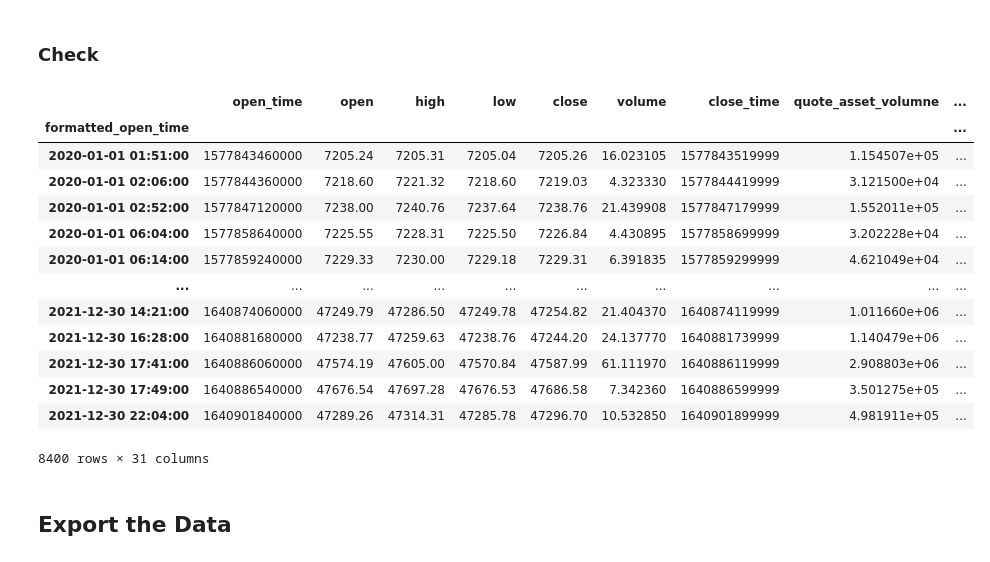
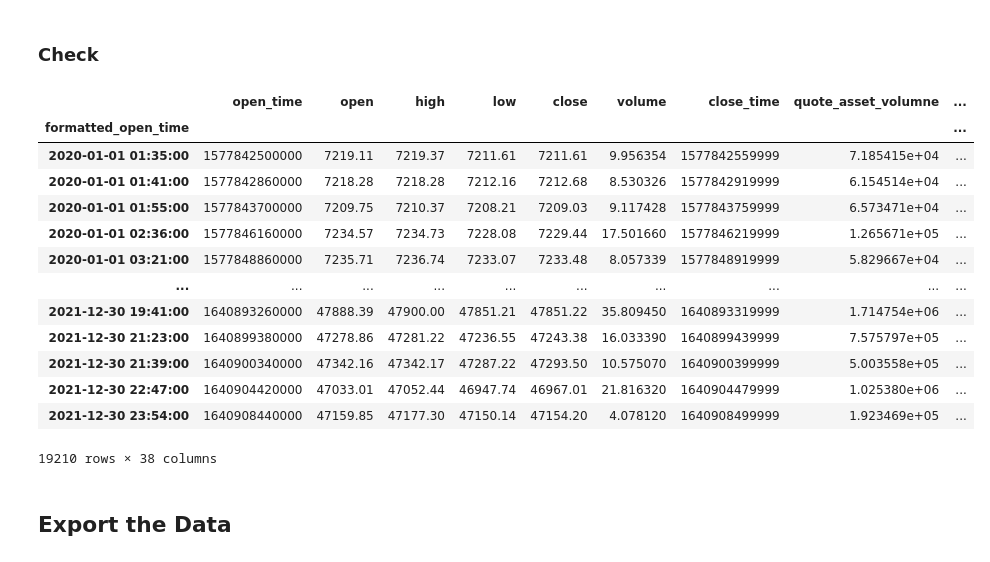
Before and after one commit to lcjr86/msc_uol_ai_dissertation, a Jupyter notebook: notebooks/transform_candlestick_patterns_just_before.ipynb, the cells around one changed output. Cells and saved outputs as stored; diff of their text form; code cells hidden in the pictures.

```diff
--- a/notebooks/transform_candlestick_patterns_just_before.ipynb
+++ b/notebooks/transform_candlestick_patterns_just_before.ipynb
@@ -221,5 +249,15 @@ for date in list_dates_eveningstar:
     else:
         list_new_sign_eveningstar.append(0)
+# %%
+list_validate_dates_bearishengulfing = []
+list_new_sign_bearishengulfing = []
+for date in list_dates_bearishengulfing:
+    s = u.check_trend(df, date, window_size, slope_size)
+    if ((s==1)):
+        list_validate_dates_bearishengulfing.append(date)
+        list_new_sign_bearishengulfing.append(-1)
+    else:
+        list_new_sign_bearishengulfing.append(0)
 # %% [markdown]
 #### Get the amount of candlesticks patterns (after check)
 # %%
@@ -285,11 +336,11 @@ mpf.plot(df_temp, type='candle', figsize=(10,4))
 # list_of_list_valid_dates = [list_validate_dates_invertedhammer, list_validate_dates_hammer, list_validate_dates_piercing, list_validate_dates_morningstar, list_validate_dates_shootingstar, list_validate_dates_hangingman, list_validate_dates_darkcloudcover, list_validate_dates_eveningstar]
 # list_of_list_new_sign = [list_new_sign_invertedhammer, list_new_sign_hammer, list_new_sign_piercing, list_new_sign_morningstar, list_new_sign_shootingstar, list_new_sign_hangingman, list_new_sign_darkcloudcover, list_new_sign_eveningstar]
 
-list_new_column_name_pos = ['CDLINVERTEDHAMMER_NEW', 'CDLHAMMER_NEW', 'CDLPIERCING_NEW', 'CDLMORNINGSTAR_NEW']
-list_new_column_name_neg = ['CDLSHOOTINGSTAR_NEW', 'CDLHANGINGMAN_NEW', 'CDLDARKCLOUDCOVER_NEW', 'CDLEVENINGSTAR_NEW']
+list_new_column_name_pos = ['CDLINVERTEDHAMMER_NEW', 'CDLHAMMER_NEW', 'CDLPIERCING_NEW', 'CDLMORNINGSTAR_NEW', 'CDLENGULFINGBULLISH_NEW']
+list_new_column_name_neg = ['CDLSHOOTINGSTAR_NEW', 'CDLHANGINGMAN_NEW', 'CDLDARKCLOUDCOVER_NEW', 'CDLEVENINGSTAR_NEW', 'CDLENGULFINGBEARISH_NEW']
 
-list_of_list_valid_dates_pos = [list_validate_dates_invertedhammer, list_validate_dates_hammer, list_validate_dates_piercing, list_validate_dates_morningstar]
-list_of_list_valid_dates_neg = [list_validate_dates_shootingstar, list_validate_dates_hangingman, list_validate_dates_darkcloudcover, list_validate_dates_eveningstar]
+list_of_list_valid_dates_pos = [list_validate_dates_invertedhammer, list_validate_dates_hammer, list_validate_dates_piercing, list_validate_dates_morningstar, list_validate_dates_bullishengulfing]
+list_of_list_valid_dates_neg = [list_validate_dates_shootingstar, list_validate_dates_hangingman, list_validate_dates_darkcloudcover, list_validate_dates_eveningstar, list_validate_dates_bearishengulfing]
 # %%
 df.shape
 # %% [output]
@@ -297,8 +348,8 @@ df.shape
 # %%
-for i in range(0, len(list_new_column_name_pos)-1):
+for i in range(0, len(list_new_column_name_pos)):
     df[list_new_column_name_pos[i]] = np.where(df['formatted_open_time'].isin(list_of_list_valid_dates_pos[i]), 1, 0)
 # %%
-for i in range(0, len(list_new_column_name_neg)-1):
+for i in range(0, len(list_new_column_name_neg)):
     df[list_new_column_name_neg[i]] = np.where(df['formatted_open_time'].isin(list_of_list_valid_dates_neg[i]), -1, 0)
 # %%
 df.head()
@@ -314,22 +365,22 @@ df.head()
 # %% [markdown]
 ### Check
 # %%
-df[df['CDLSHOOTINGSTAR'] == -100]
+df[df['CDLENGULFINGBEARISH_NEW'] == -1]
 # %% [output]
 |  | open_time | open | high | low | close | volume | close_time | quote_asset_volumne | ... |
 | formatted_open_time |  |  |  |  |  |  |  |  | ... |
-| 2020-01-01 01:51:00 | 1577843460000 | 7205.24 | 7205.31 | 7205.04 | 7205.26 | 16.023105 | 1577843519999 | 1.154507e+05 | ... |
-| 2020-01-01 02:06:00 | 1577844360000 | 7218.60 | 7221.32 | 7218.60 | 7219.03 | 4.323330 | 1577844419999 | 3.121500e+04 | ... |
-| 2020-01-01 02:52:00 | 1577847120000 | 7238.00 | 7240.76 | 7237.64 | 7238.76 | 21.439908 | 1577847179999 | 1.552011e+05 | ... |
-| 2020-01-01 06:04:00 | 1577858640000 | 7225.55 | 7228.31 | 7225.50 | 7226.84 | 4.430895 | 1577858699999 | 3.202228e+04 | ... |
-| 2020-01-01 06:14:00 | 1577859240000 | 7229.33 | 7230.00 | 7229.18 | 7229.31 | 6.391835 | 1577859299999 | 4.621049e+04 | ... |
+| 2020-01-01 01:35:00 | 1577842500000 | 7219.11 | 7219.37 | 7211.61 | 7211.61 | 9.956354 | 1577842559999 | 7.185415e+04 | ... |
+| 2020-01-01 01:41:00 | 1577842860000 | 7218.28 | 7218.28 | 7212.16 | 7212.68 | 8.530326 | 1577842919999 | 6.154514e+04 | ... |
+| 2020-01-01 01:55:00 | 1577843700000 | 7209.75 | 7210.37 | 7208.21 | 7209.03 | 9.117428 | 1577843759999 | 6.573471e+04 | ... |
+| 2020-01-01 02:36:00 | 1577846160000 | 7234.57 | 7234.73 | 7228.08 | 7229.44 | 17.501660 | 1577846219999 | 1.265671e+05 | ... |
+| 2020-01-01 03:21:00 | 1577848860000 | 7235.71 | 7236.74 | 7233.07 | 7233.48 | 8.057339 | 1577848919999 | 5.829667e+04 | ... |
 | ... | ... | ... | ... | ... | ... | ... | ... | ... | ... |
-| 2021-12-30 14:21:00 | 1640874060000 | 47249.79 | 47286.50 | 47249.78 | 47254.82 | 21.404370 | 1640874119999 | 1.011660e+06 | ... |
-| 2021-12-30 16:28:00 | 1640881680000 | 47238.77 | 47259.63 | 47238.76 | 47244.20 | 24.137770 | 1640881739999 | 1.140479e+06 | ... |
-| 2021-12-30 17:41:00 | 1640886060000 | 47574.19 | 47605.00 | 47570.84 | 47587.99 | 61.111970 | 1640886119999 | 2.908803e+06 | ... |
-| 2021-12-30 17:49:00 | 1640886540000 | 47676.54 | 47697.28 | 47676.53 | 47686.58 | 7.342360 | 1640886599999 | 3.501275e+05 | ... |
-| 2021-12-30 22:04:00 | 1640901840000 | 47289.26 | 47314.31 | 47285.78 | 47296.70 | 10.532850 | 1640901899999 | 4.981911e+05 | ... |
+| 2021-12-30 19:41:00 | 1640893260000 | 47888.39 | 47900.00 | 47851.21 | 47851.22 | 35.809450 | 1640893319999 | 1.714754e+06 | ... |
+| 2021-12-30 21:23:00 | 1640899380000 | 47278.86 | 47281.22 | 47236.55 | 47243.38 | 16.033390 | 1640899439999 | 7.575797e+05 | ... |
+| 2021-12-30 21:39:00 | 1640900340000 | 47342.16 | 47342.17 | 47287.22 | 47293.50 | 10.575070 | 1640900399999 | 5.003558e+05 | ... |
+| 2021-12-30 22:47:00 | 1640904420000 | 47033.01 | 47052.44 | 46947.74 | 46967.01 | 21.816320 | 1640904479999 | 1.025380e+06 | ... |
+| 2021-12-30 23:54:00 | 1640908440000 | 47159.85 | 47177.30 | 47150.14 | 47154.20 | 4.078120 | 1640908499999 | 1.923469e+05 | ... |
-8400 rows × 31 columns
+19210 rows × 38 columns
 # %% [markdown]
 ## Export the Data
 # %% [markdown]
```
Also changed, not shown: parts of 30 cells of this notebook.
